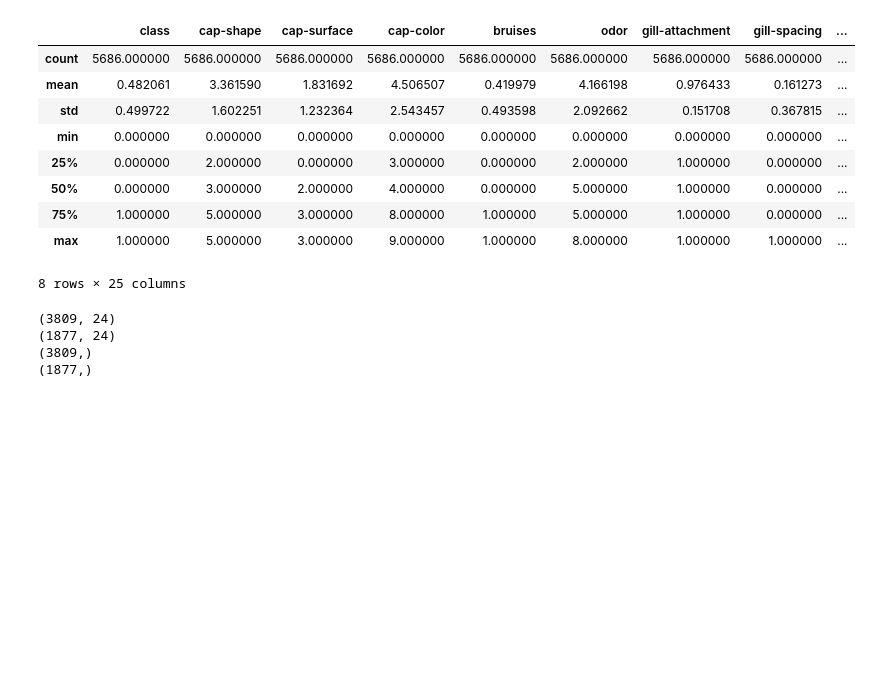
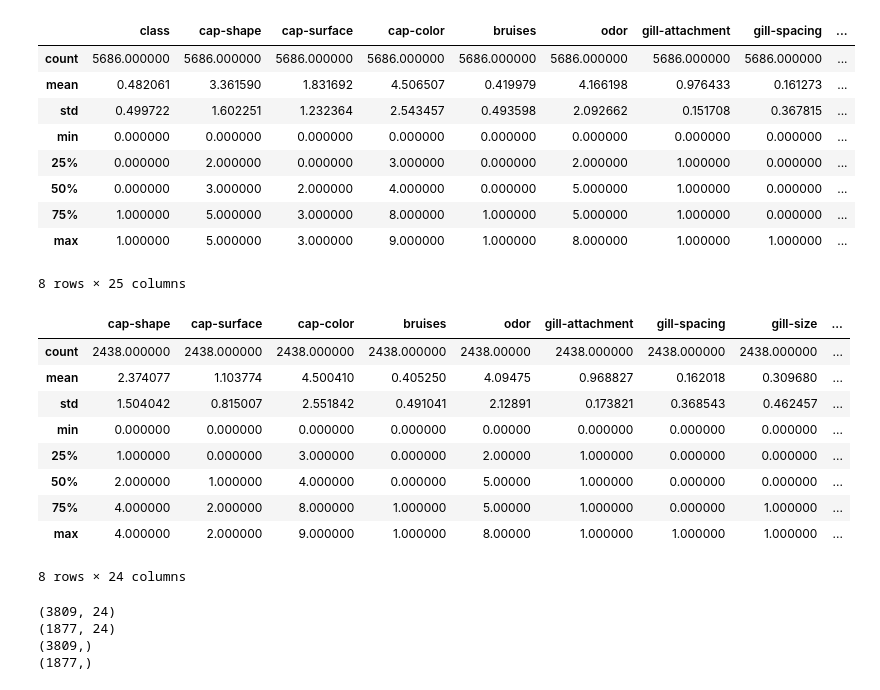
Before and after one commit to sushant2k1513/python_repo, a Jupyter notebook: mushroom_data/mushroom_classifier.ipynb, the cells around one changed output. Cells and saved outputs as stored; diff of their text form; code cells hidden in the pictures; blank space fills up the shorter version.

```diff
--- a/mushroom_data/mushroom_classifier.ipynb
+++ b/mushroom_data/mushroom_classifier.ipynb
@@ -245,6 +245,26 @@ train.describe()
 | 75% | 1.000000 | 5.000000 | 3.000000 | 8.000000 | 1.000000 | 5.000000 | 1.000000 | 0.000000 | ... |
 | max | 1.000000 | 5.000000 | 3.000000 | 9.000000 | 1.000000 | 8.000000 | 1.000000 | 1.000000 | ... |
 8 rows × 25 columns
+# %%
+# Encoding the test data. Encode the categorical feature.
+# 2 are continuous features while the rest are categorical.
+le=LabelEncoder()
+for col in test.columns:
+    test[col] = le.fit_transform(test[col])
+# %%
+# As all feature is now continuous variables use describe
+test.describe()
+# %% [output]
+|  | cap-shape | cap-surface | cap-color | bruises | odor | gill-attachment | gill-spacing | gill-size | ... |
+| count | 2438.000000 | 2438.000000 | 2438.000000 | 2438.000000 | 2438.00000 | 2438.000000 | 2438.000000 | 2438.000000 | ... |
+| mean | 2.374077 | 1.103774 | 4.500410 | 0.405250 | 4.09475 | 0.968827 | 0.162018 | 0.309680 | ... |
+| std | 1.504042 | 0.815007 | 2.551842 | 0.491041 | 2.12891 | 0.173821 | 0.368543 | 0.462457 | ... |
+| min | 0.000000 | 0.000000 | 0.000000 | 0.000000 | 0.00000 | 0.000000 | 0.000000 | 0.000000 | ... |
+| 25% | 1.000000 | 0.000000 | 3.000000 | 0.000000 | 2.00000 | 1.000000 | 0.000000 | 0.000000 | ... |
+| 50% | 2.000000 | 1.000000 | 4.000000 | 0.000000 | 5.00000 | 1.000000 | 0.000000 | 0.000000 | ... |
+| 75% | 4.000000 | 2.000000 | 8.000000 | 1.000000 | 5.00000 | 1.000000 | 0.000000 | 1.000000 | ... |
+| max | 4.000000 | 2.000000 | 9.000000 | 1.000000 | 8.00000 | 1.000000 | 1.000000 | 1.000000 | ... |
+8 rows × 24 columns
 # %%
 # Splitting the train and test data for better performance
 X=train.iloc[:,1:]
```
Also changed, not shown: parts of 11 cells of this notebook.
